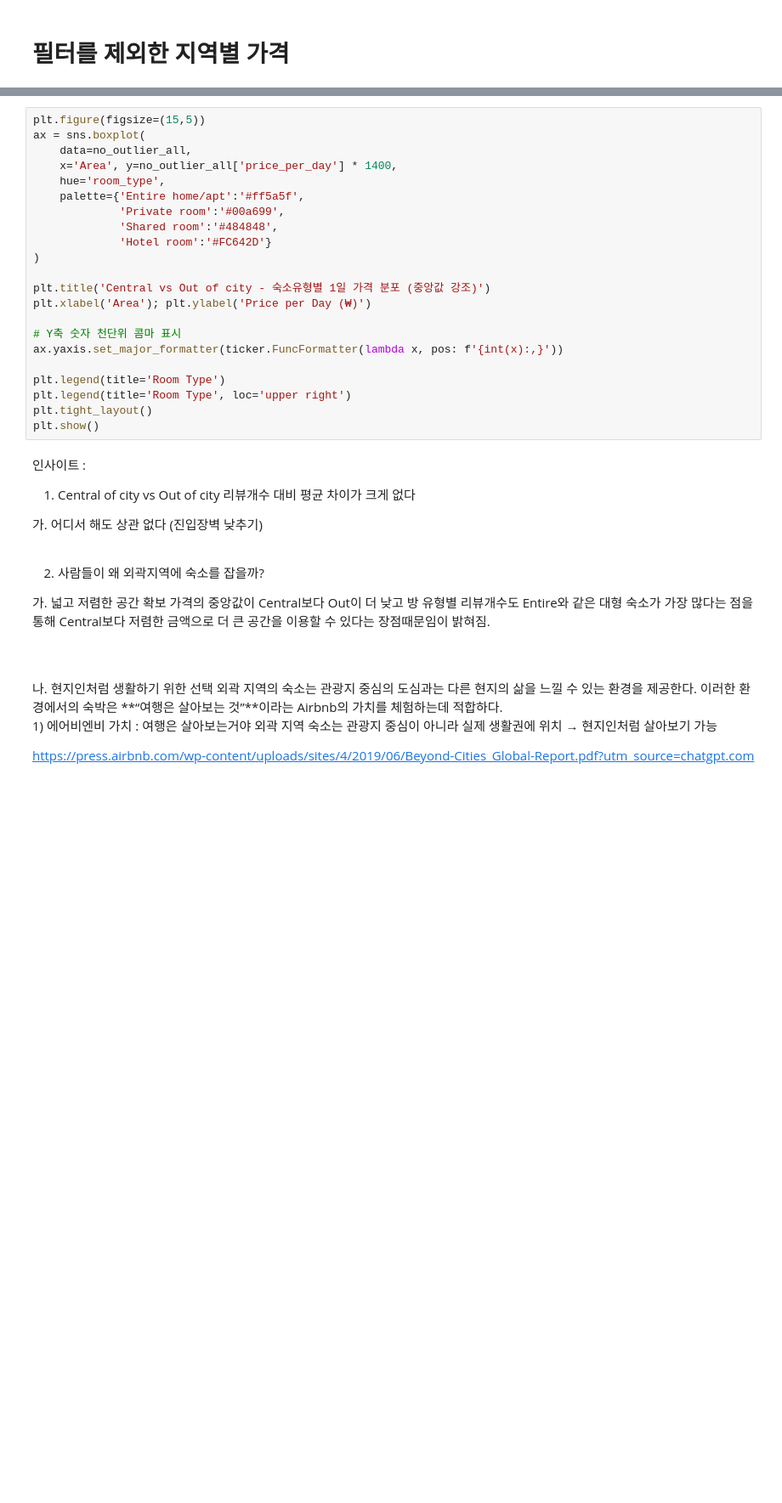
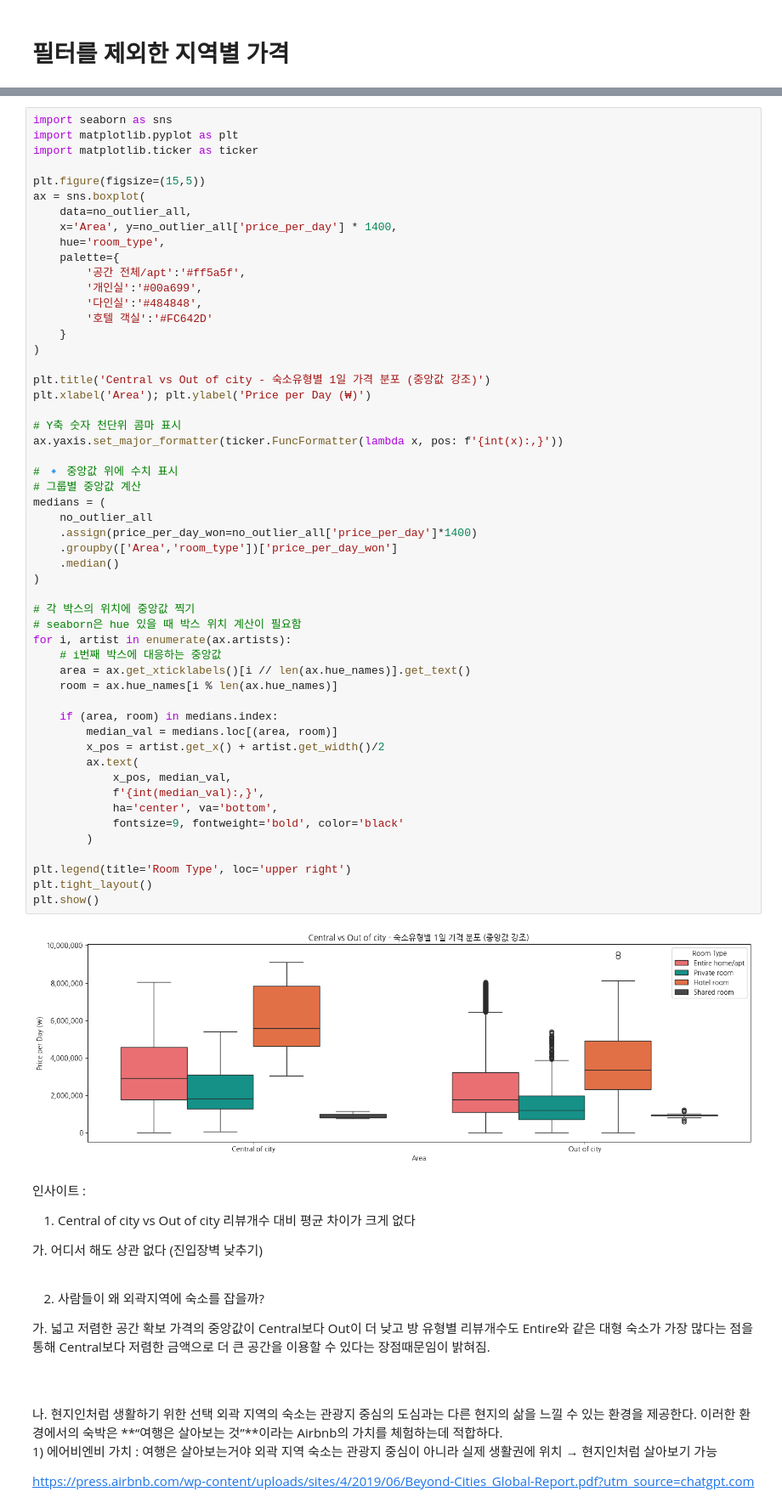
Before and after one commit to DAB-6/Final-Team2, a Jupyter notebook: 파이널프로젝트_원성수.ipynb, the cells around one changed output, grey strips where cells are left out. Shown at 85% size. Saved outputs shown, nothing was run; the diff lists cells and outputs as text; blank space fills up the shorter version.

```diff
--- a/파이널프로젝트_원성수.ipynb
+++ b/파이널프로젝트_원성수.ipynb
@@ -585,25 +799,58 @@ print(area_room_median)
 # %%
+import seaborn as sns
+import matplotlib.pyplot as plt
+import matplotlib.ticker as ticker
+
 plt.figure(figsize=(15,5))
 ax = sns.boxplot(
     data=no_outlier_all,
     x='Area', y=no_outlier_all['price_per_day'] * 1400,
     hue='room_type',
-    palette={'Entire home/apt':'#ff5a5f',
-             'Private room':'#00a699',
-             'Shared room':'#484848',
-             'Hotel room':'#FC642D'}
+    palette={
+        '공간 전체/apt':'#ff5a5f',
+        '개인실':'#00a699',
+        '다인실':'#484848',
+        '호텔 객실':'#FC642D'
+    }
 )
 
 plt.title('Central vs Out of city - 숙소유형별 1일 가격 분포 (중앙값 강조)')
 plt.xlabel('Area'); plt.ylabel('Price per Day (₩)')
 
 # Y축 숫자 천단위 콤마 표시
 ax.yaxis.set_major_formatter(ticker.FuncFormatter(lambda x, pos: f'{int(x):,}'))
 
-plt.legend(title='Room Type')
+# 🔹 중앙값 위에 수치 표시
+# 그룹별 중앙값 계산
+medians = (
+    no_outlier_all
+    .assign(price_per_day_won=no_outlier_all['price_per_day']*1400)
+    .groupby(['Area','room_type'])['price_per_day_won']
+    .median()
+)
+
+# 각 박스의 위치에 중앙값 찍기
+# seaborn은 hue 있을 때 박스 위치 계산이 필요함
+for i, artist in enumerate(ax.artists):
+    # i번째 박스에 대응하는 중앙값
+    area = ax.get_xticklabels()[i // len(ax.hue_names)].get_text()
+    room = ax.hue_names[i % len(ax.hue_names)]
+
+    if (area, room) in medians.index:
+        median_val = medians.loc[(area, room)]
+        x_pos = artist.get_x() + artist.get_width()/2
+        ax.text(
+            x_pos, median_val,
+            f'{int(median_val):,}',
+            ha='center', va='bottom',
+            fontsize=9, fontweight='bold', color='black'
+        )
+
 plt.legend(title='Room Type', loc='upper right')
 plt.tight_layout()
 plt.show()
+# %% [output]
+[figure, added]
 # %% [markdown]
 인사이트 :
 1. Central of city vs Out of city 리뷰개수 대비 평균 차이가 크게 없다
```
Also changed, not shown: parts of 32 cells of this notebook.
